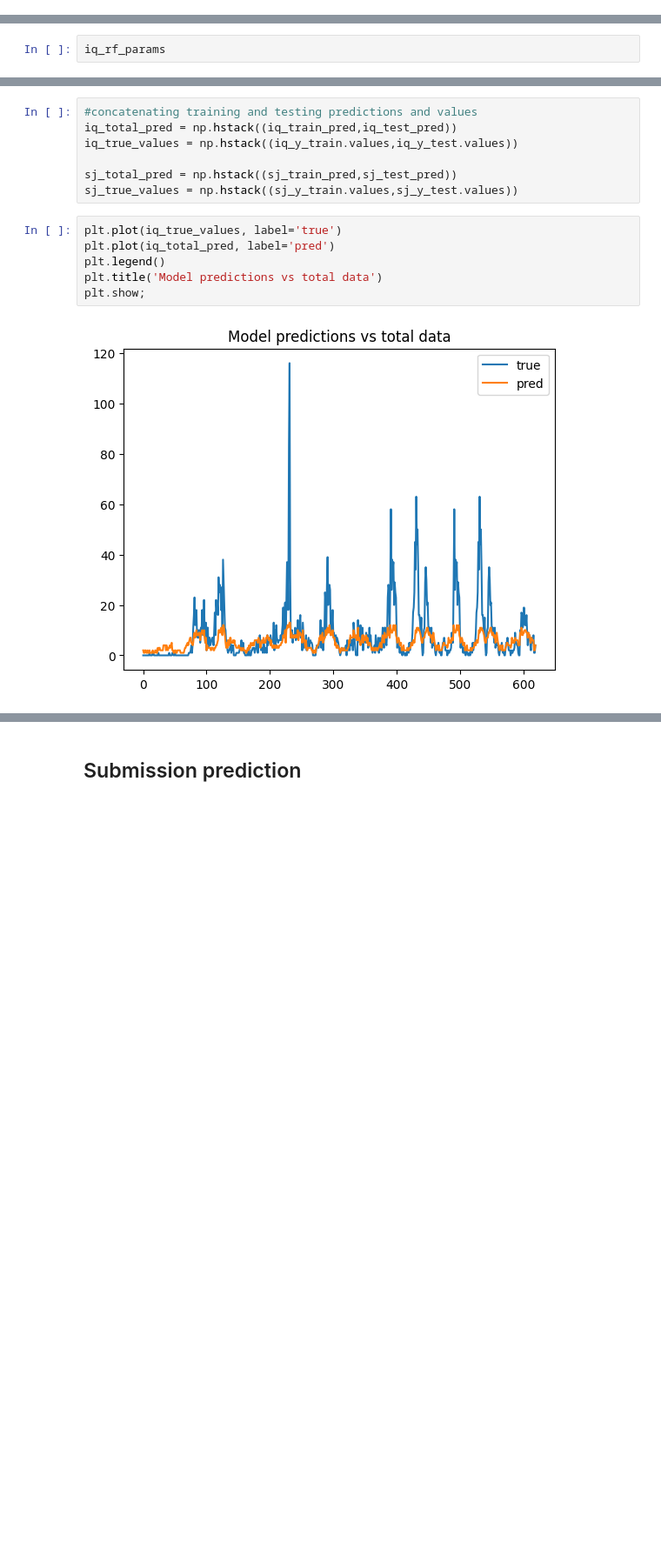
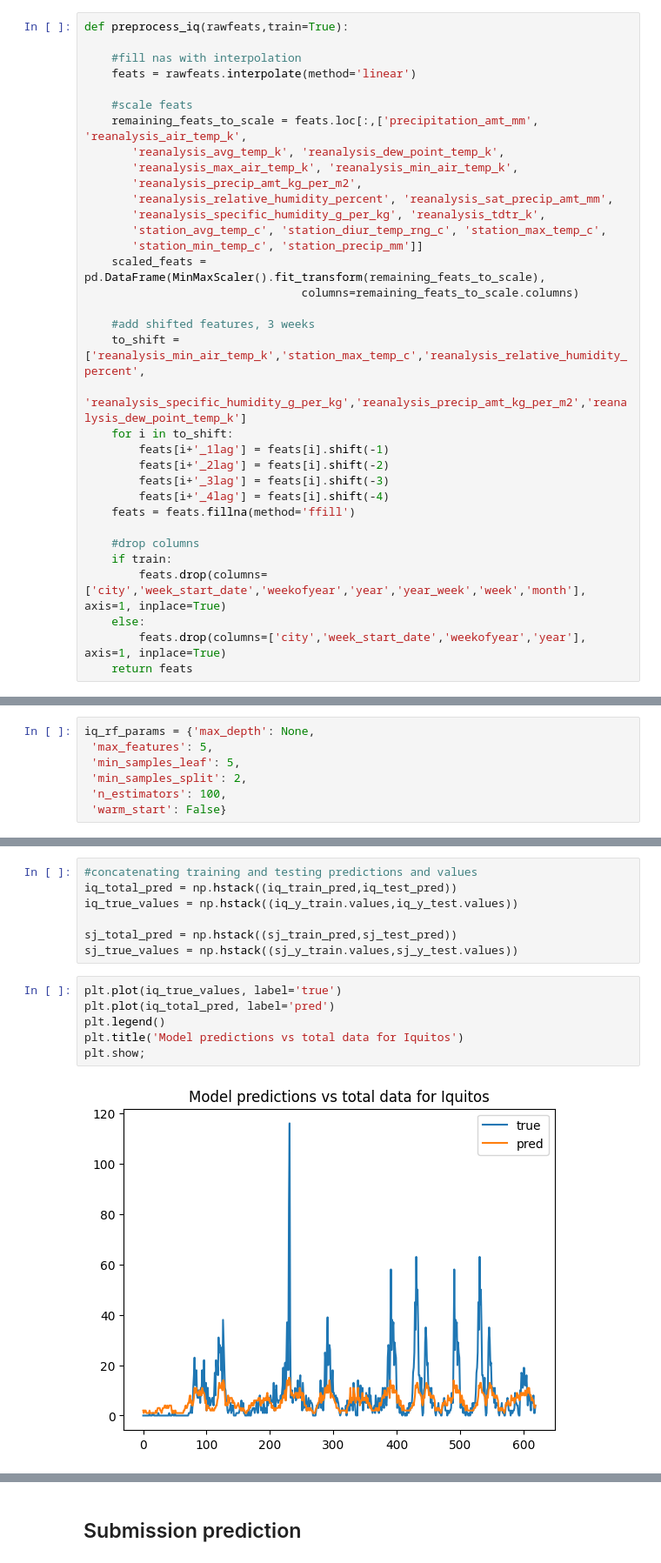
Before and after one commit to oscarschraenkler/DengAI, a Jupyter notebook: notebooks/Oscar's EDA.ipynb, the cells around one changed output, grey strips where cells are left out. Shown at 87% size. Cells and saved outputs as stored; diff of their text form; blank space fills up the shorter version.

Commit message:
preprocessing edited

```diff
--- a/notebooks/Oscar's EDA.ipynb
+++ b/notebooks/Oscar's EDA.ipynb
@@ -220,2 +203,36 @@ def preprocess_iq(rawfeats,train=True):
+# %%
+def preprocess_iq(rawfeats,train=True):
+
+    #fill nas with interpolation
+    feats = rawfeats.interpolate(method='linear')
+
+    #scale feats
+    remaining_feats_to_scale = feats.loc[:,['precipitation_amt_mm', 'reanalysis_air_temp_k',
+       'reanalysis_avg_temp_k', 'reanalysis_dew_point_temp_k',
+       'reanalysis_max_air_temp_k', 'reanalysis_min_air_temp_k',
+       'reanalysis_precip_amt_kg_per_m2',
+       'reanalysis_relative_humidity_percent', 'reanalysis_sat_precip_amt_mm',
+       'reanalysis_specific_humidity_g_per_kg', 'reanalysis_tdtr_k',
+       'station_avg_temp_c', 'station_diur_temp_rng_c', 'station_max_temp_c',
+       'station_min_temp_c', 'station_precip_mm']]
+    scaled_feats = pd.DataFrame(MinMaxScaler().fit_transform(remaining_feats_to_scale),
+                                columns=remaining_feats_to_scale.columns)
+
+    #add shifted features, 3 weeks
+    to_shift = ['reanalysis_min_air_temp_k','station_max_temp_c','reanalysis_relative_humidity_percent',
+       'reanalysis_specific_humidity_g_per_kg','reanalysis_precip_amt_kg_per_m2','reanalysis_dew_point_temp_k']
+    for i in to_shift:
+        feats[i+'_1lag'] = feats[i].shift(-1)
+        feats[i+'_2lag'] = feats[i].shift(-2)
+        feats[i+'_3lag'] = feats[i].shift(-3)
+        feats[i+'_4lag'] = feats[i].shift(-4)
+    feats = feats.fillna(method='ffill')
+
+    #drop columns
+    if train:
+        feats.drop(columns=['city','week_start_date','weekofyear','year','year_week','week','month'], axis=1, inplace=True)
+    else:
+        feats.drop(columns=['city','week_start_date','weekofyear','year'], axis=1, inplace=True)
+    return feats
 # %%
 iq_data = preprocess_iq(data_iq)
@@ -393,2 +387,7 @@ Execution time: 426.2807729244232
 # %%
-iq_rf_params
+iq_rf_params = {'max_depth': None,
+ 'max_features': 5,
+ 'min_samples_leaf': 5,
+ 'min_samples_split': 2,
+ 'n_estimators': 100,
+ 'warm_start': False}
@@ -466,9 +457,9 @@ sj_true_values = np.hstack((sj_y_train.values,sj_y_test.values))
 # %%
 plt.plot(iq_true_values, label='true')
 plt.plot(iq_total_pred, label='pred')
 plt.legend()
-plt.title('Model predictions vs total data')
+plt.title('Model predictions vs total data for Iquitos')
 plt.show;
 # %% [output]
-[figure, old version]
+[figure, new version]
 # %%
```
Also changed, not shown: parts of 31 cells of this notebook.
